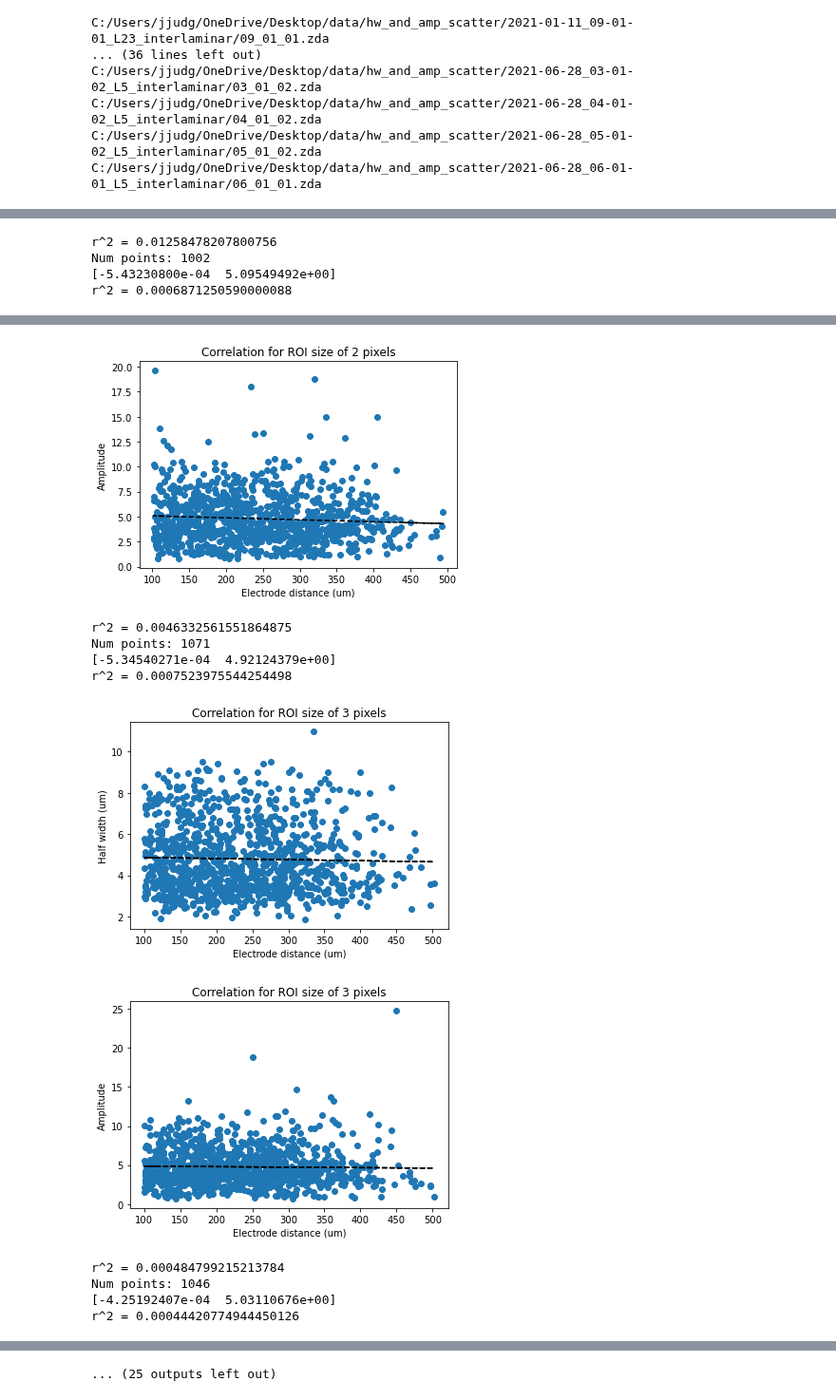
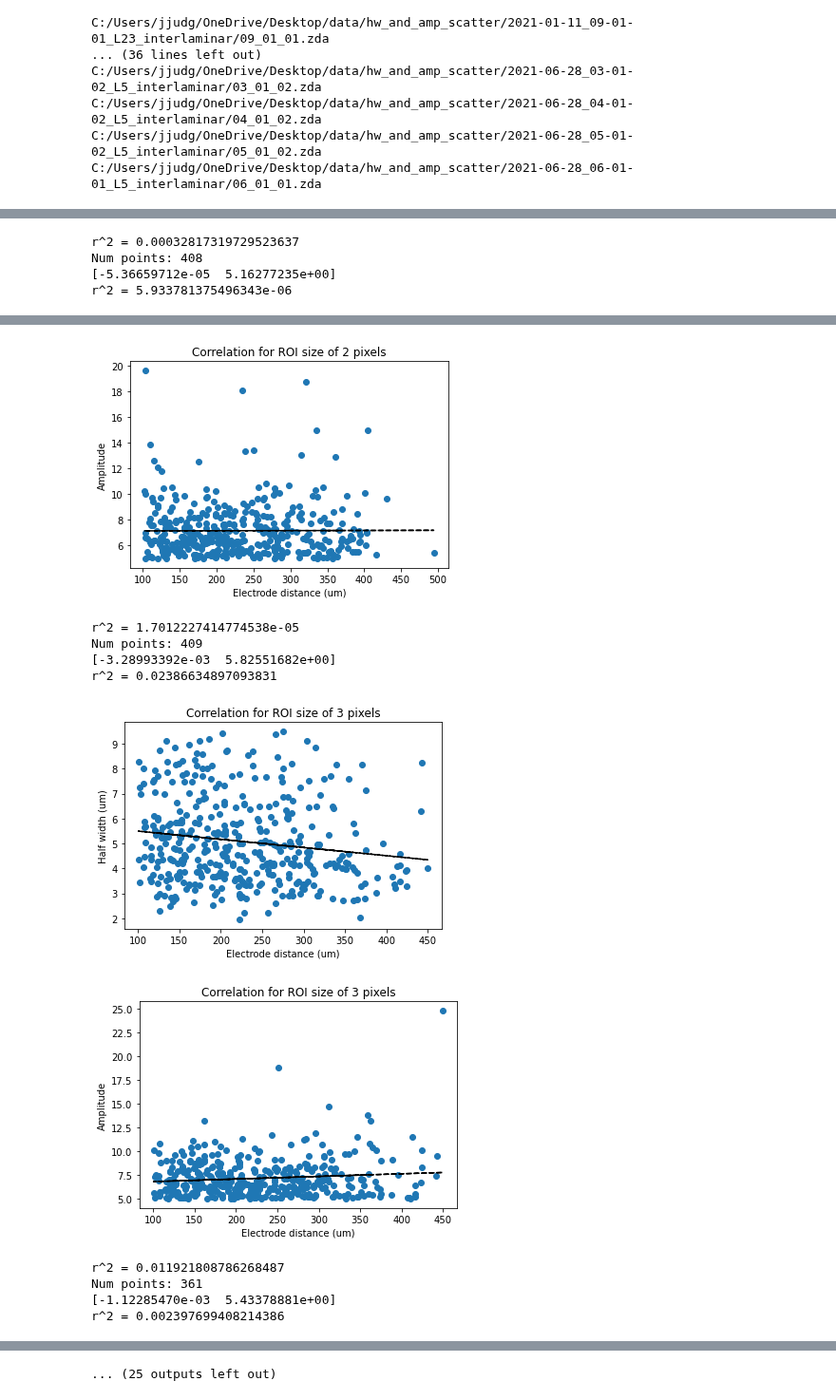
Before and after one commit to john-judge/TSM-to-ZDA, a Jupyter notebook: titrate_hw_amp_vs_dist.ipynb, the cells around one changed output, grey strips where cells are left out. Shown at 95% size. Cells and saved outputs as stored; diff of their text form; code cells hidden in the pictures.

```diff
--- a/titrate_hw_amp_vs_dist.ipynb
+++ b/titrate_hw_amp_vs_dist.ipynb
@@ -31,6 +31,7 @@ data_dir = 'C:/Users/jjudg/OneDrive/Desktop/data/hw_and_amp_scatter/'
 enable_photoZ_interaction = False
 initialize_photoZ = False
 snr_cutoff_signal = 5.0
+amp_cutoff = 5.0
 
 roi_sizes = [i for i in range(1,11)] + [i for i in range(12,21,2)]
 create_roi_files = False  # if False, assumes roi files exist
@@ -165,7 +166,7 @@ def read_dat_arr_file(filename):
 
 concat_data = pd.DataFrame({})
 snr_dfs = []
-total_before_filter = 0
+total_pre_filter = 0
 for subdir in data_map:
 
     # open stim point roi as a single integer (its diode number) in variable stim_pt
@@ -190,6 +191,8 @@ for subdir in data_map:
         except Exception as e:
             print(e)
             continue
+
+        total_pre_filter += len(amp['Value'])
 
         snr = snr.join(amp, rsuffix='amp')
         snr = snr.join(hw, rsuffix='hw')
@@ -216,12 +219,12 @@ for subdir in data_map:
 
         snr = snr[snr['Valuehw'] > 0]
         snr = snr[snr['Valuehw'] < 15]
-        snr = snr[snr['Valueamp'] > 1/1000]
+        snr = snr[snr['Valueamp'] > amp_cutoff]
 
         snr_dfs.append(snr)
 
 all_snr = pd.concat(snr_dfs)
-print(total_before_filter)
+print(total_pre_filter)
 all_snr = all_snr[all_snr['electrode_dist'] > 100]
 all_snr
 # %% [output]
@@ -250,7 +253,8 @@ slopes = {
     'hw': [],
     'r_amp': [],
     'r_hw': [],
-    'roi_sizes': []
+    'roi_sizes': [],
+    'num_points': []
 }
 for roi_size in roi_sizes:
 
@@ -258,6 +262,7 @@ for roi_size in roi_sizes:
     print("Num points:", len(df_rs['electrode_dist']))
     if len(df_rs['electrode_dist']) < 1:
         continue
+    slopes['num_points'].append(len(df_rs['electrode_dist']))
 
     # scatter plot: hw vs electrode dist
     x = df_rs['electrode_dist']
@@ -270,20 +275,20 @@ for roi_size in roi_sizes:
      # r
     print("r^2 =", correlation**2)
     slopes['r_hw'].append(correlation**2)
-    plt.plot(x, poly1d_fn(x), '--k', label='Slope:' + str(coef[1])[5])
+    plt.plot(x, poly1d_fn(x), '--k', label='Slope:' + str(coef[0])[5])
     plt.xlabel("Electrode distance (um)")
     plt.ylabel("Half width (um)")
     plt.title("Correlation for ROI size of " + str(roi_size)
              + " pixels")
     plt.show()
 
-    slopes['hw'].append(coef[1])
+    slopes['hw'].append(correlation)
 
     ### scatter plot: amp vs electrode dist
     plt.scatter(x, df_rs['Valueamp'])
     coef = np.polyfit(x, df_rs['Valueamp'], 1)
     poly1d_fn = np.poly1d(coef)
-    plt.plot(x, poly1d_fn(x), '--k', label='Slope:' + str(coef[1])[5])
+    plt.plot(x, poly1d_fn(x), '--k', label='Slope:' + str(coef[0])[5])
     plt.xlabel("Electrode distance (um)")
     plt.ylabel("Amplitude")
     plt.title("Correlation for ROI size of " + str(roi_size)
@@ -296,6 +301,6 @@ for roi_size in roi_sizes:
     print("r^2 =", correlation**2)
     slopes['r_amp'].append(correlation**2)
 
-    slopes['amp'].append(coef[1])
+    slopes['amp'].append(correlation)
     slopes['roi_sizes'].append(roi_size)
 # %% [output]
@@ -307,4 +312,4 @@ r^2 = 0.0014560920737375243
-r^2 = 0.01258478207800756
-Num points: 1002
-[-5.43230800e-04  5.09549492e+00]
-r^2 = 0.0006871250590000088
+r^2 = 0.00032817319729523637
+Num points: 408
+[-5.36659712e-05  5.16277235e+00]
+r^2 = 5.933781375496343e-06
@@ -312,11 +317,11 @@ r^2 = 0.0006871250590000088
-[figure, old version]
+[figure, new version]
-r^2 = 0.0046332561551864875
-Num points: 1071
-[-5.34540271e-04  4.92124379e+00]
-r^2 = 0.0007523975544254498
+r^2 = 1.7012227414774538e-05
+Num points: 409
+[-3.28993392e-03  5.82551682e+00]
+r^2 = 0.02386634897093831
-[figure, old version]
+[figure, new version]
-[figure, old version]
+[figure, new version]
-r^2 = 0.000484799215213784
-Num points: 1046
-[-4.25192407e-04  5.03110676e+00]
-r^2 = 0.00044420774944450126
+r^2 = 0.011921808786268487
+Num points: 361
+[-1.12285470e-03  5.43378881e+00]
+r^2 = 0.002397699408214386
```
Also changed, not shown: parts of 4 cells of this notebook.
